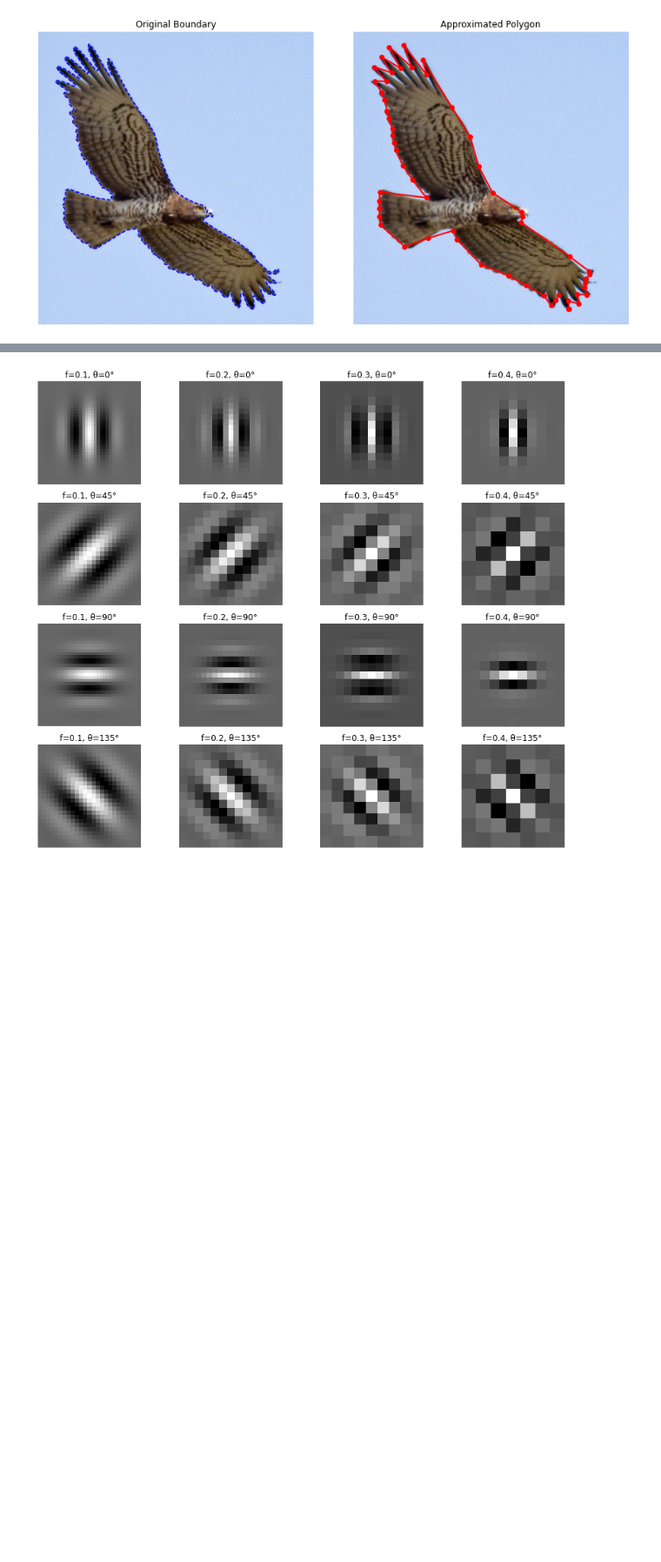
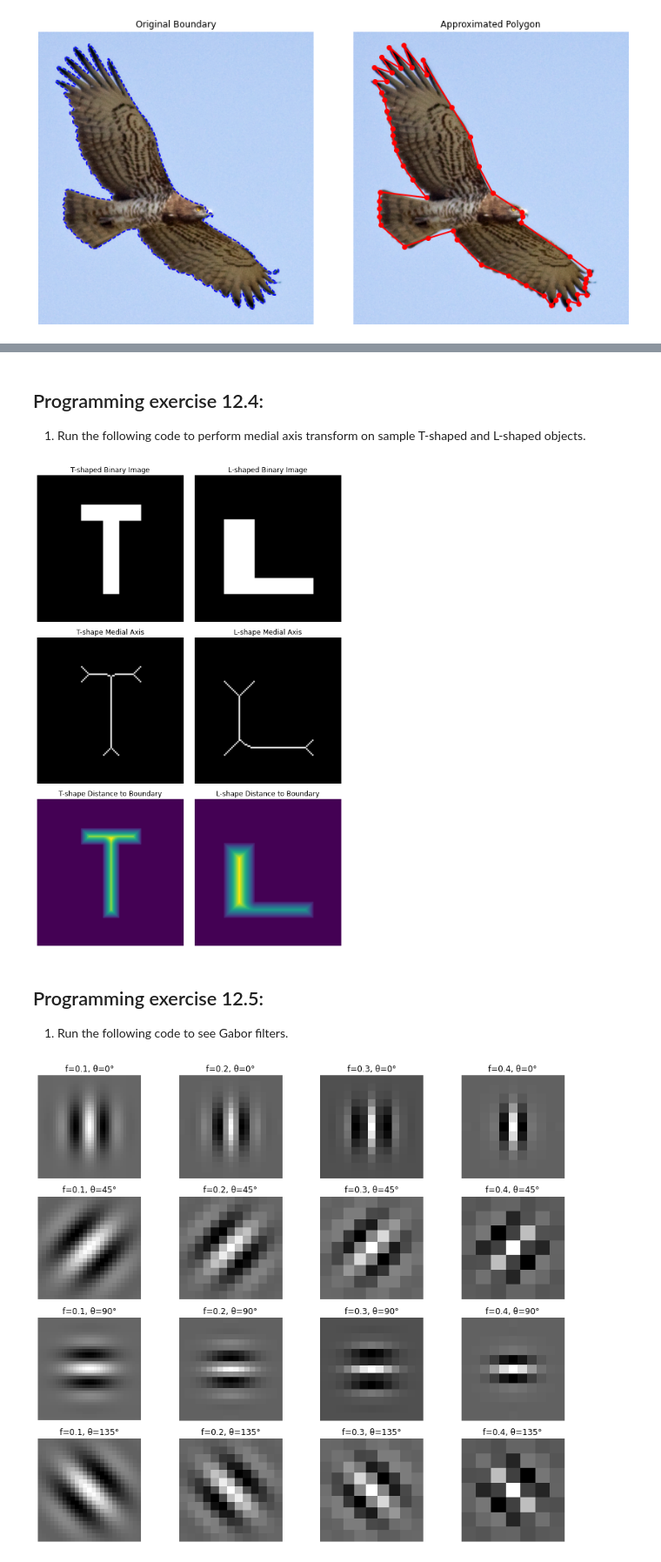
Before and after one commit to itironal/466Companion, a Jupyter notebook: _build/html/_sources/newCh12.ipynb, the cells around one changed output, grey strips where cells are left out. Shown at 87% size. Cells and saved outputs as stored; diff of their text form; code cells hidden in the pictures; blank space fills up the shorter version.

```diff
--- a/_build/html/_sources/newCh12.ipynb
+++ b/_build/html/_sources/newCh12.ipynb
@@ -189,3 +286,80 @@ plt.show()
+# %% [markdown]
+## Programming exercise 12.4:
+
+1.   Run the following code to perform medial axis transform on sample T-shaped and L-shaped objects.
+# %%
+import numpy as np
+import matplotlib.pyplot as plt
+from skimage.morphology import medial_axis
+from skimage.draw import rectangle
+
+def create_T_shape_image(shape=(100, 100)):
+    img = np.zeros(shape, dtype=bool)
+    rr, cc = rectangle(start=(20, 45), end=(80, 55))
+    img[rr, cc] = True
+    rr, cc = rectangle(start=(20, 30), end=(30, 70))
+    img[rr, cc] = True
+    return img
+
+def create_L_shape_image(shape=(100, 100)):
+    img = np.zeros(shape, dtype=bool)
+    rr1, cc1 = rectangle(start=(30, 20), end=(80, 40))
+    img[rr1, cc1] = True
+    rr2, cc2 = rectangle(start=(70, 40), end=(80, 80))
+    img[rr2, cc2] = True
+    return img
+
+def compute_medial_axis(binary_image):
+    skeleton, distance = medial_axis(binary_image, return_distance=True)
+    return skeleton, distance
+
+def plot_3x2(T_img, L_img, T_skel, T_dist, L_skel, L_dist):
+    fig, axs = plt.subplots(3, 2, figsize=(8, 12))
+
+    # Row 0: T-shape Original and L-shape Original
+    axs[0, 0].imshow(T_img, cmap='gray')
+    axs[0, 0].set_title("T-shaped Binary Image")
+    axs[0, 0].axis('off')
+
+    axs[0, 1].imshow(L_img, cmap='gray')
+    axs[0, 1].set_title("L-shaped Binary Image")
+    axs[0, 1].axis('off')
+
+    # Row 1: T-shape Medial Axis and L-shape Medial Axis
+    axs[1, 0].imshow(T_skel, cmap='gray')
+    axs[1, 0].set_title("T-shape Medial Axis")
+    axs[1, 0].axis('off')
+
+    axs[1, 1].imshow(L_skel, cmap='gray')
+    axs[1, 1].set_title("L-shape Medial Axis")
+    axs[1, 1].axis('off')
+
+    # Row 2: T-shape Distance and L-shape Distance
+    axs[2, 0].imshow(T_dist, cmap='viridis')
+    axs[2, 0].set_title("T-shape Distance to Boundary")
+    axs[2, 0].axis('off')
+
+    axs[2, 1].imshow(L_dist, cmap='viridis')
+    axs[2, 1].set_title("L-shape Distance to Boundary")
+    axs[2, 1].axis('off')
+
+    plt.tight_layout()
+    plt.show()
+
+# Run
+T_img = create_T_shape_image()
+L_img = create_L_shape_image()
+
+T_skel, T_dist = compute_medial_axis(T_img)
+L_skel, L_dist = compute_medial_axis(L_img)
+
+plot_3x2(T_img, L_img, T_skel, T_dist, L_skel, L_dist)
+# %% [output]
+[figure, added]
+# %% [markdown]
+## Programming exercise 12.5:
+
+1.   Run the following code to see Gabor filters.
 # %%
 #Gabor Filters
 import numpy as np
```
Also changed, not shown: parts of 5 cells of this notebook, 7 other files.
